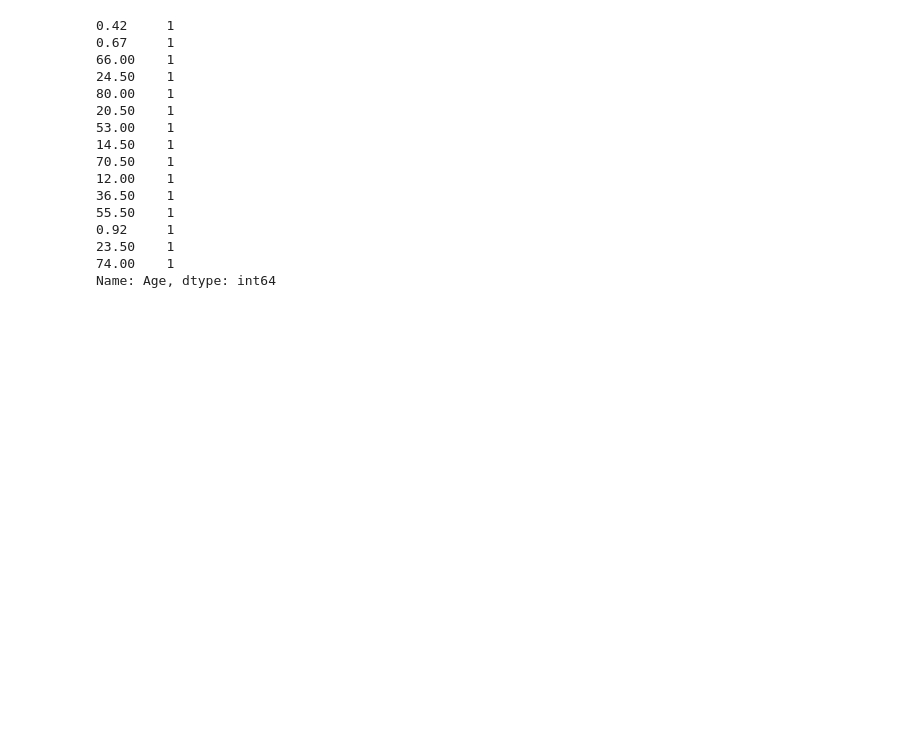
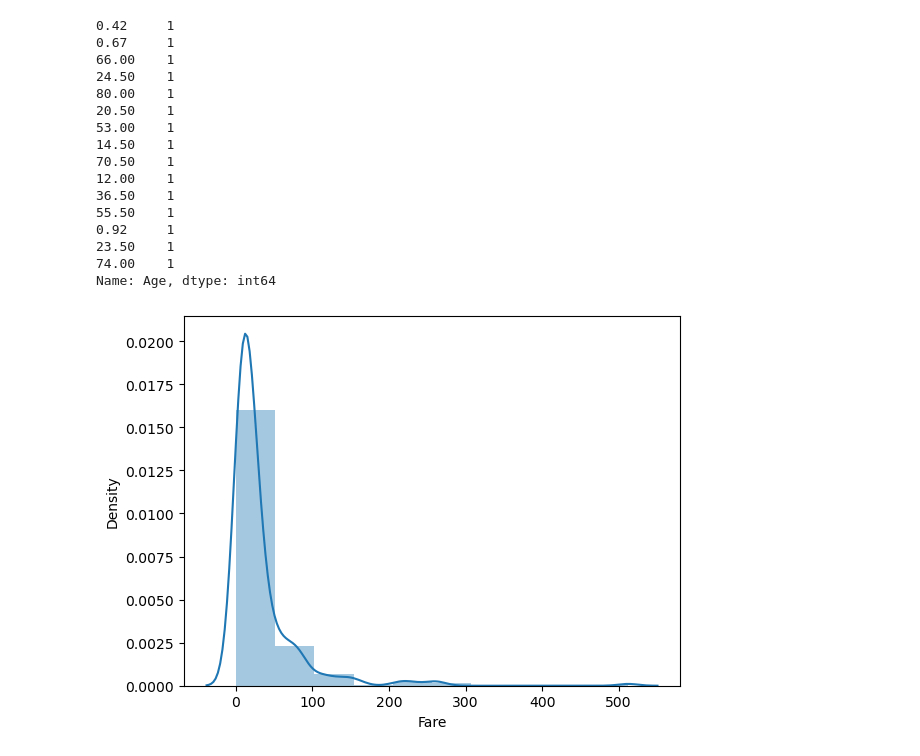
Before and after one commit to pipipik/skillup_01, a Jupyter notebook: DAY7/20240210_DAY7.ipynb, the cells around one changed output. Saved outputs shown, nothing was run; the diff lists cells and outputs as text; code cells hidden in the pictures; blank space fills up the shorter version.

Commit message:
「運賃」列を深掘り問題1

```diff
--- a/DAY7/20240210_DAY7.ipynb
+++ b/DAY7/20240210_DAY7.ipynb
@@ -42,3 +42,10 @@ train["Age"].value_counts().tail(15)
 23.50    1
 74.00    1
 Name: Age, dtype: int64
+# %%
+# 「運賃」列を深掘り
+# 問題1
+sns.distplot(train["Fare"], bins=10)
+plt.show()
+# %% [output]
+[figure, added]
```
